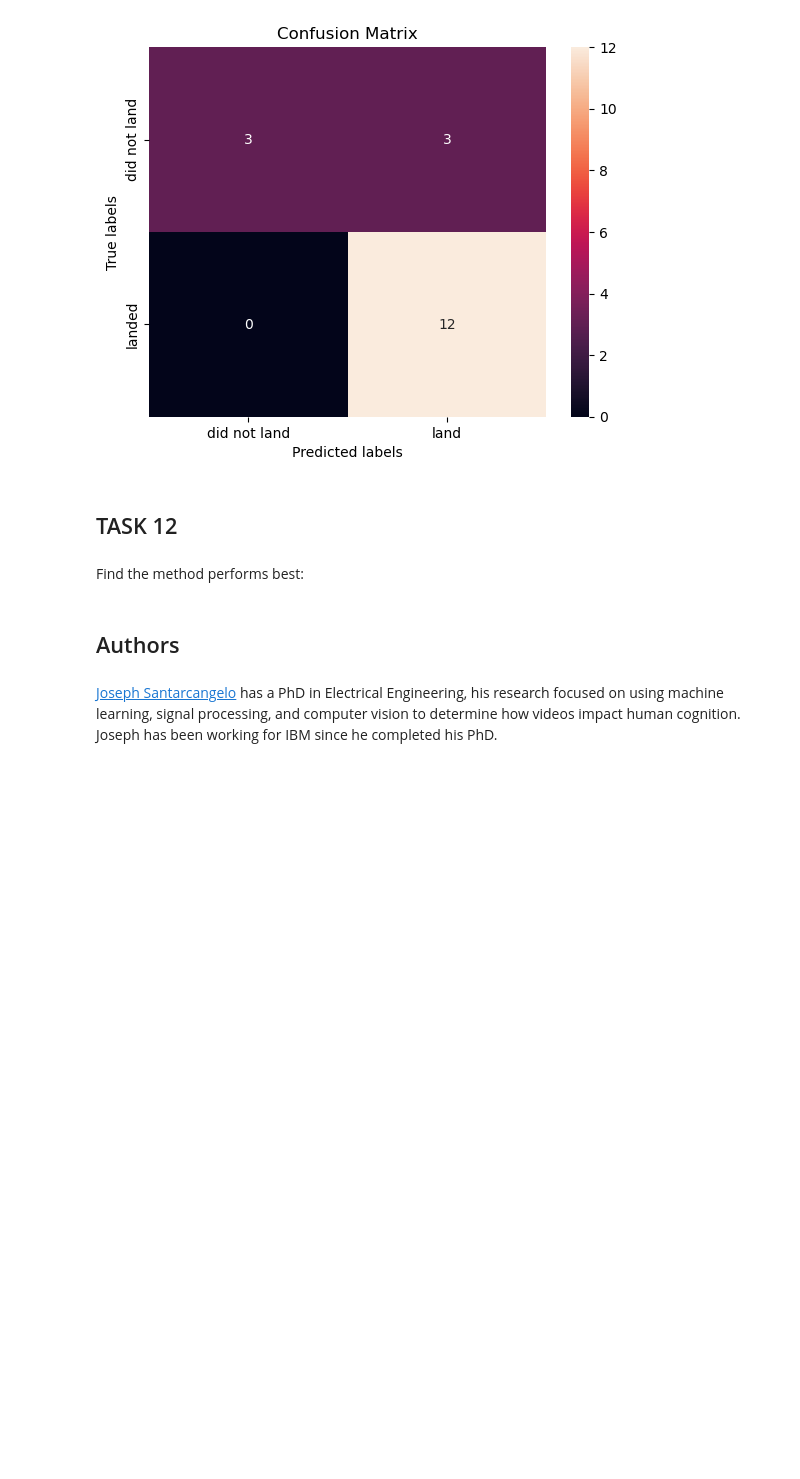
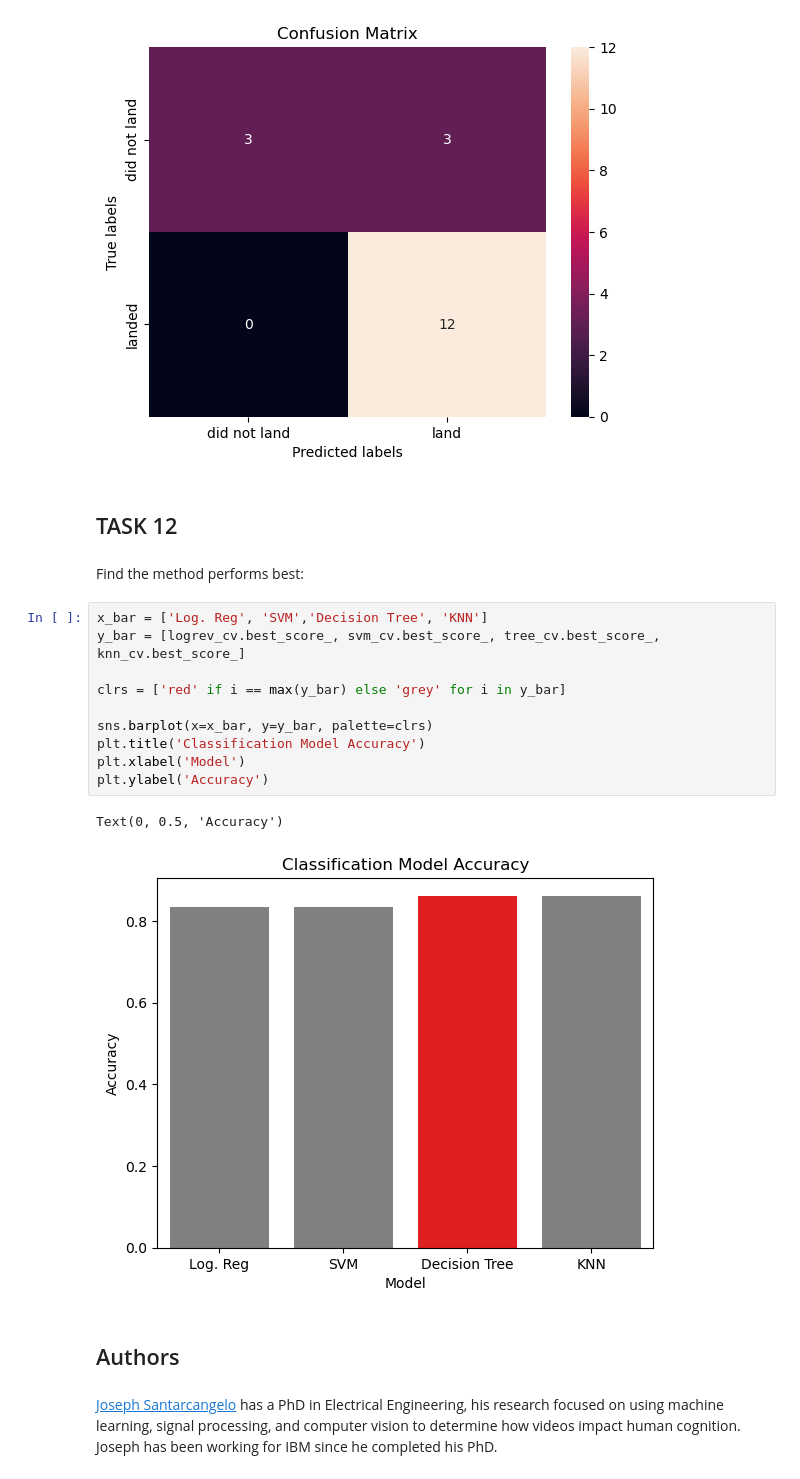
Before and after one commit to tylered/spacex_mock_case_study, a Jupyter notebook: SpaceX_Machine Learning Prediction_Part_5.ipynb, the cells around one changed output. Cells and saved outputs as stored; diff of their text form; blank space fills up the shorter version.

```diff
--- a/SpaceX_Machine Learning Prediction_Part_5.ipynb
+++ b/SpaceX_Machine Learning Prediction_Part_5.ipynb
@@ -347,6 +373,19 @@ plot_confusion_matrix(Y_test,yhat)
 ## TASK  12
 # %% [markdown]
 Find the method performs best:
+# %%
+x_bar = ['Log. Reg', 'SVM','Decision Tree', 'KNN']
+y_bar = [logrev_cv.best_score_, svm_cv.best_score_, tree_cv.best_score_, knn_cv.best_score_]
+
+clrs = ['red' if i == max(y_bar) else 'grey' for i in y_bar]
+
+sns.barplot(x=x_bar, y=y_bar, palette=clrs)
+plt.title('Classification Model Accuracy')
+plt.xlabel('Model')
+plt.ylabel('Accuracy')
+# %% [output]
+Text(0, 0.5, 'Accuracy')
+[figure, added]
 # %% [markdown]
 ## Authors
 # %% [markdown]
```
Also changed, not shown: parts of 6 cells of this notebook, 6 other files.
